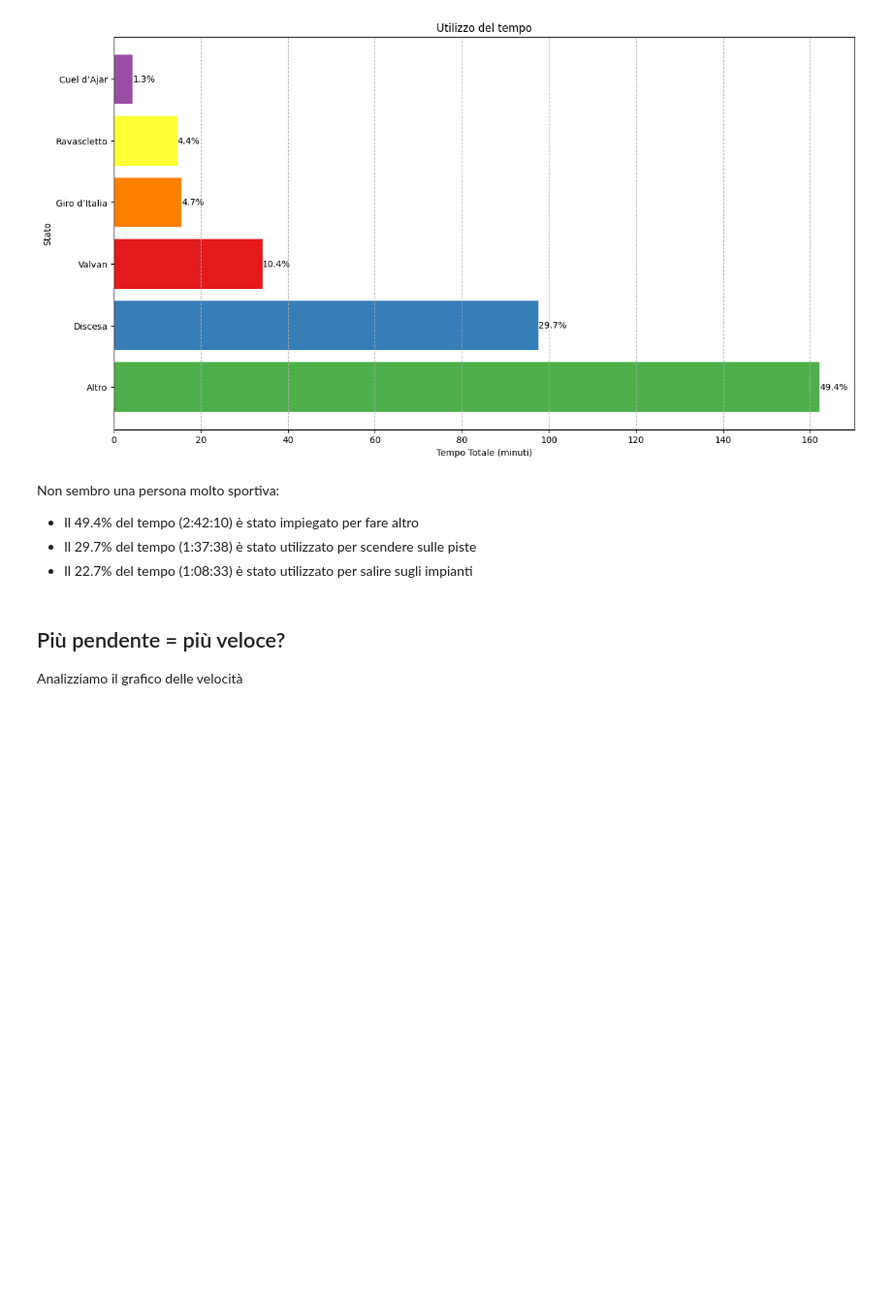
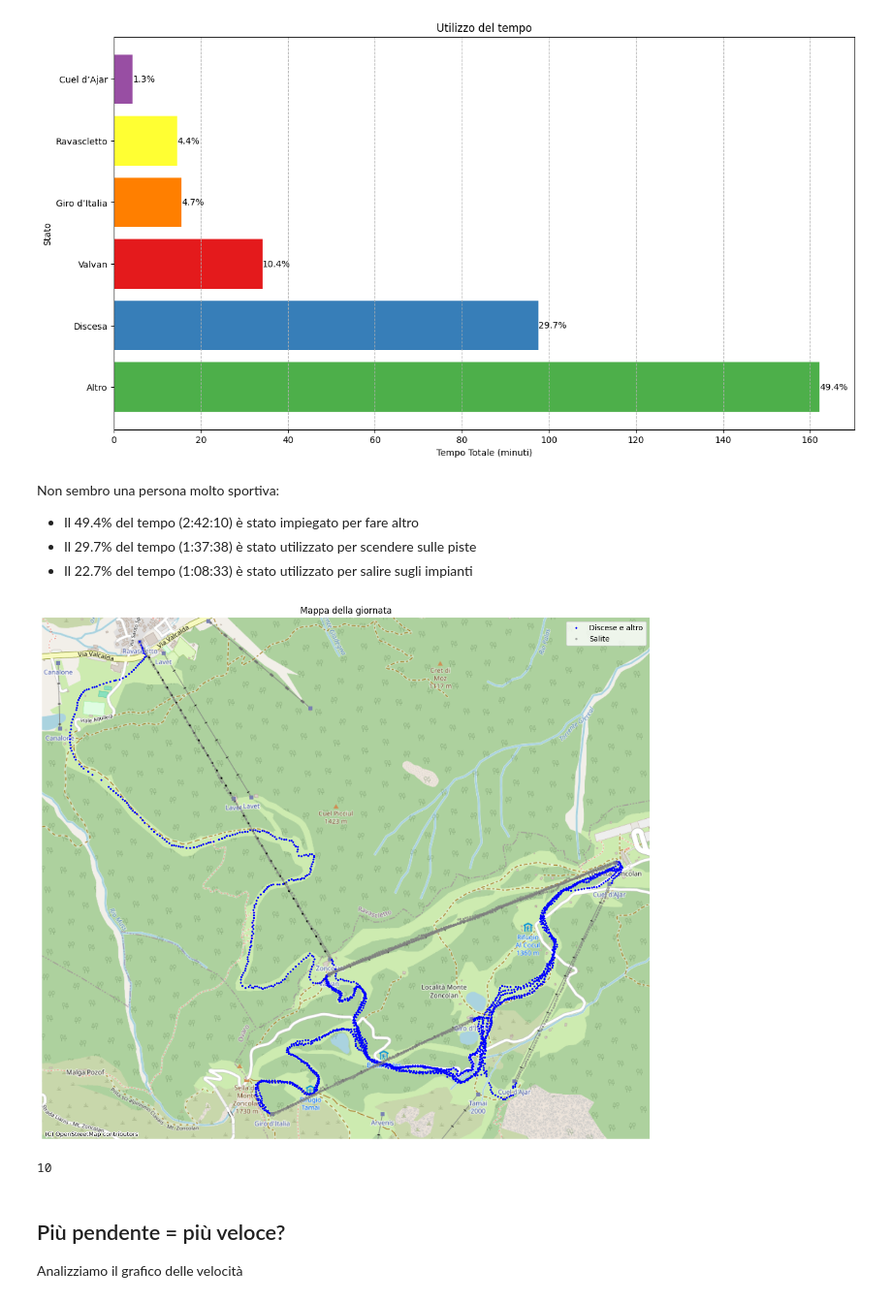
Before and after one commit to thomasmassarutto/DataSlopes, a Jupyter notebook: DataSlopes.ipynb, the cells around one changed output. Shown at 97% size. Cells and saved outputs as stored; diff of their text form; code cells hidden in the pictures; blank space fills up the shorter version.

Commit message:
mappa

```diff
--- a/DataSlopes.ipynb
+++ b/DataSlopes.ipynb
@@ -509,6 +512,55 @@ Non sembro una persona molto sportiva:
 - Il 49.4% del tempo (2:42:10) è stato impiegato per fare altro
 - Il 29.7% del tempo (1:37:38) è stato utilizzato per scendere sulle piste
 - Il 22.7% del tempo (1:08:33) è stato utilizzato per salire sugli impianti
+# %%
+
+
+gdf1_no_salite = gdf1.copy()
+
+## Elimina salite -> tieni solo discese + altro
+for _, row in df_salite.iterrows():
+    mask = (gdf1_no_salite['unixtime'] >= row['unixtime_start']) & (gdf1_no_salite['unixtime'] <= row['unixtime_end'])
+    gdf1_no_salite = gdf1_no_salite[~mask]
+
+## Calcola i punti delle salite (gdf1 - gdf1_no_salite)
+gdf1_salite = gdf1[~gdf1.index.isin(gdf1_no_salite.index)]
+
+
+fig, ax = plt.subplots(figsize=(15, 15))
+
+plt.title("Mappa della giornata")
+## Punti discese
+gdf1_no_salite.plot(ax=ax,
+        markersize=3,
+        color='blue',
+        label='Discese e altro'
+        )
+
+## Punti salite
+gdf1_salite.plot(ax=ax,
+        markersize=5,
+        color='grey',
+        alpha=0.5,
+        label='Salite'
+        )
+
+## Aggiungi mappa sottofondo
+ctx.add_basemap(ax,
+                source=ctx.providers.OpenStreetMap.Mapnik
+                )
+
+ax.set_axis_off()
+
+# Aggiungi la legenda
+plt.legend()
+
+plt.show()
+# %% [output]
+[figure, added]
+# %%
+(10)
+# %% [output]
+10
 # %% [markdown]
 ## Più pendente = più veloce?
 
```
Also changed, not shown: parts of 3 cells of this notebook, 1 other file.
